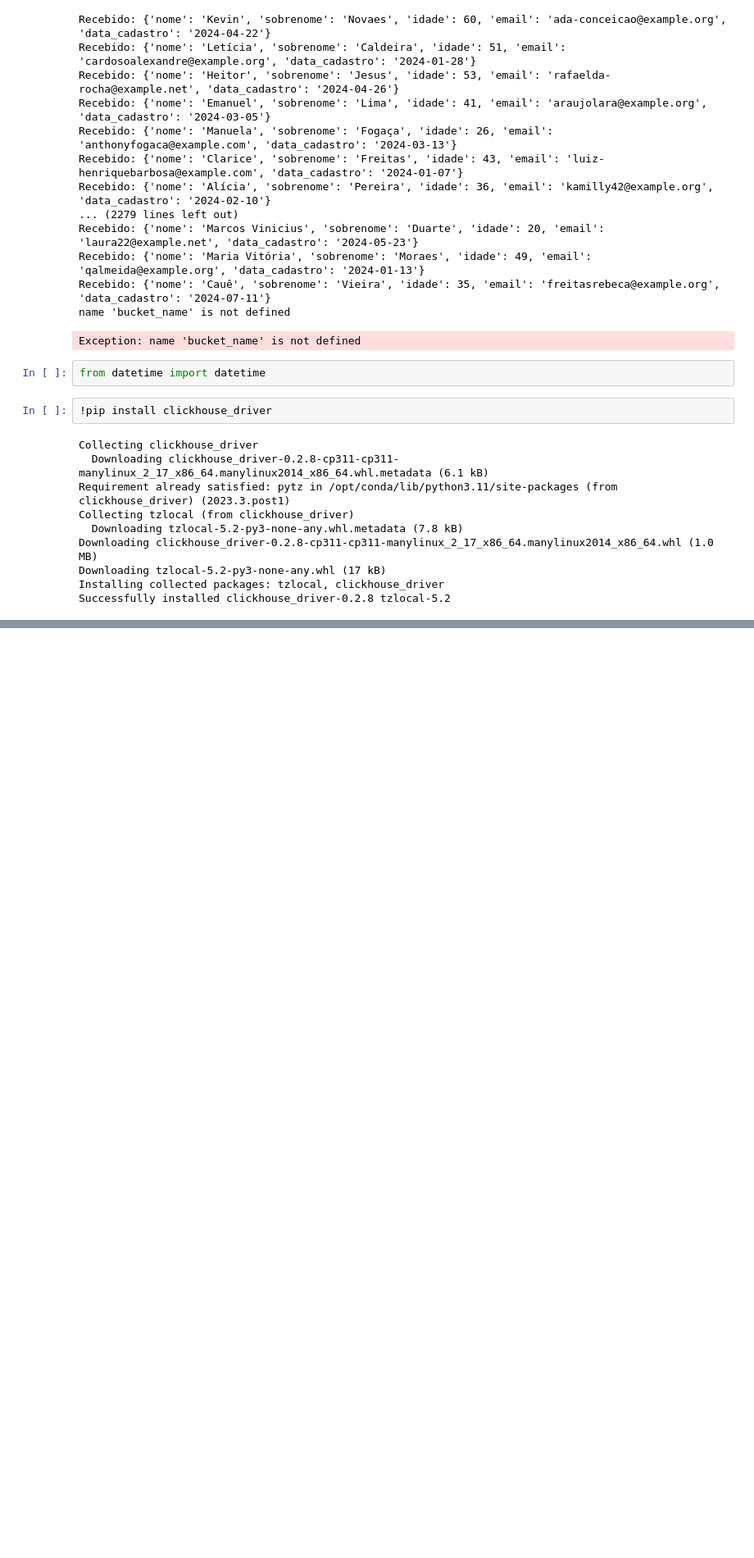
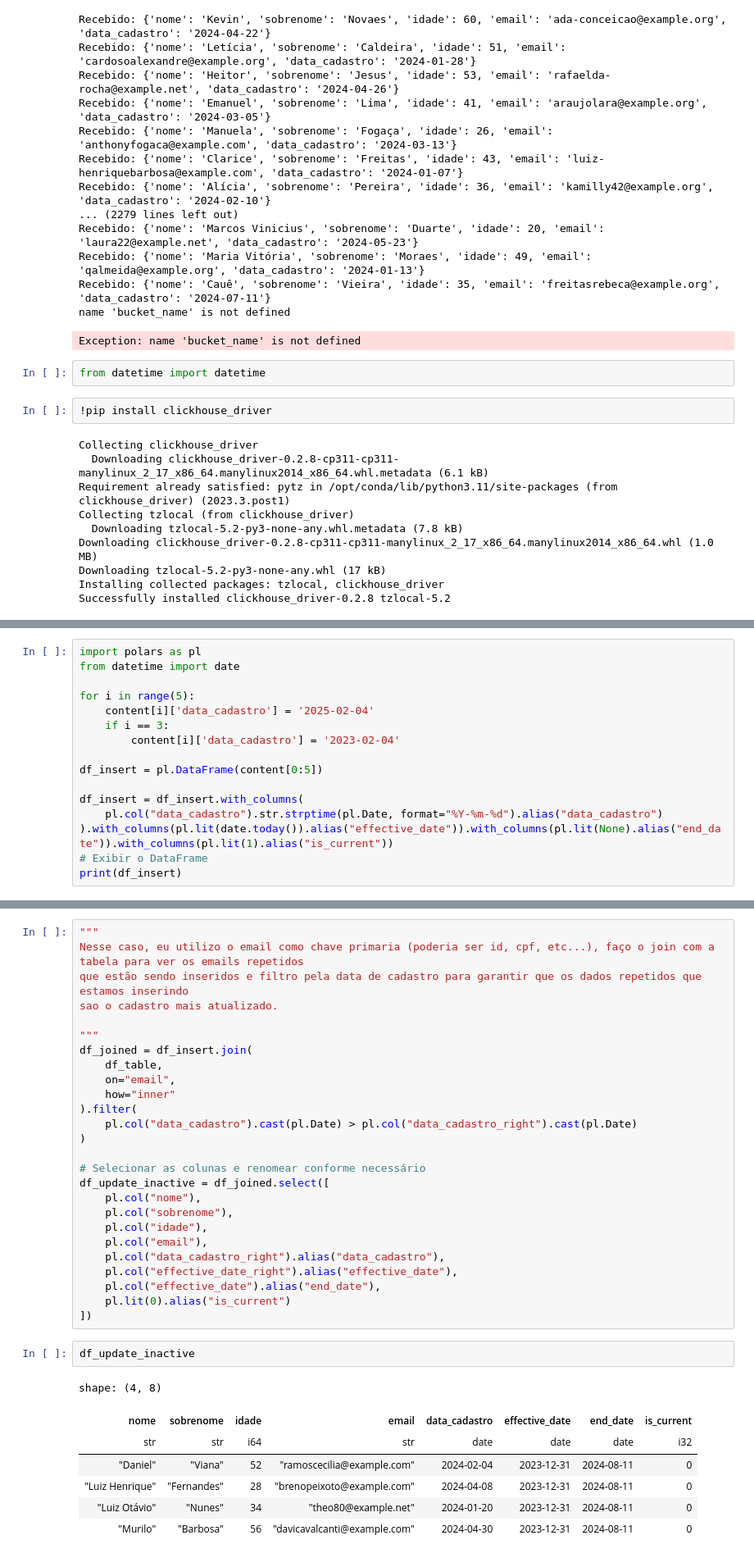
Before and after one commit to leonardorh18/airflow-pipeline, a Jupyter notebook: notebooks/Untitled.ipynb, the cells around one changed output, grey strips where cells are left out. Shown: that part at 82% size. Drawn from its saved outputs; the diff is of its cells as text; blank space fills up the shorter version.

```diff
--- a/notebooks/Untitled.ipynb
+++ b/notebooks/Untitled.ipynb
@@ -327,0 +353,16 @@ client.execute(f"SELECT max(last_offset) FROM kafka_topics_offset_control WHERE
+# %%
+import polars as pl
+from datetime import date
+
+for i in range(5):
+    content[i]['data_cadastro'] = '2025-02-04'
+    if i == 3:
+        content[i]['data_cadastro'] = '2023-02-04'
+
+df_insert = pl.DataFrame(content[0:5])
+
+df_insert = df_insert.with_columns(
+    pl.col("data_cadastro").str.strptime(pl.Date, format="%Y-%m-%d").alias("data_cadastro")
+).with_columns(pl.lit(date.today()).alias("effective_date")).with_columns(pl.lit(None).alias("end_date")).with_columns(pl.lit(1).alias("is_current"))
+# Exibir o DataFrame
+print(df_insert)
@@ -327,0 +391,36 @@ client.execute(f"SELECT max(last_offset) FROM kafka_topics_offset_control WHERE
+# %%
+"""
+Nesse caso, eu utilizo o email como chave primaria (poderia ser id, cpf, etc...), faço o join com a tabela para ver os emails repetidos
+que estão sendo inseridos e filtro pela data de cadastro para garantir que os dados repetidos que estamos inserindo
+sao o cadastro mais atualizado.
+
+"""
+df_joined = df_insert.join(
+    df_table,
+    on="email",
+    how="inner"
+).filter(
+    pl.col("data_cadastro").cast(pl.Date) > pl.col("data_cadastro_right").cast(pl.Date)
+)
+
+# Selecionar as colunas e renomear conforme necessário
+df_update_inactive = df_joined.select([
+    pl.col("nome"),
+    pl.col("sobrenome"),
+    pl.col("idade"),
+    pl.col("email"),
+    pl.col("data_cadastro_right").alias("data_cadastro"),
+    pl.col("effective_date_right").alias("effective_date"),
+    pl.col("effective_date").alias("end_date"),
+    pl.lit(0).alias("is_current")
+])
+# %%
+df_update_inactive
+# %% [output]
+shape: (4, 8)
+| nome | sobrenome | idade | email | data_cadastro | effective_date | end_date | is_current |
+| str | str | i64 | str | date | date | date | i32 |
+| "Daniel" | "Viana" | 52 | "ramoscecilia@example.com" | 2024-02-04 | 2023-12-31 | 2024-08-11 | 0 |
+| "Luiz Henrique" | "Fernandes" | 28 | "brenopeixoto@example.com" | 2024-04-08 | 2023-12-31 | 2024-08-11 | 0 |
+| "Luiz Otávio" | "Nunes" | 34 | "theo80@example.net" | 2024-01-20 | 2023-12-31 | 2024-08-11 | 0 |
+| "Murilo" | "Barbosa" | 56 | "davicavalcanti@example.com" | 2024-04-30 | 2023-12-31 | 2024-08-11 | 0 |
```
Also changed, not shown: parts of 19 cells of this notebook, 1 other file.
